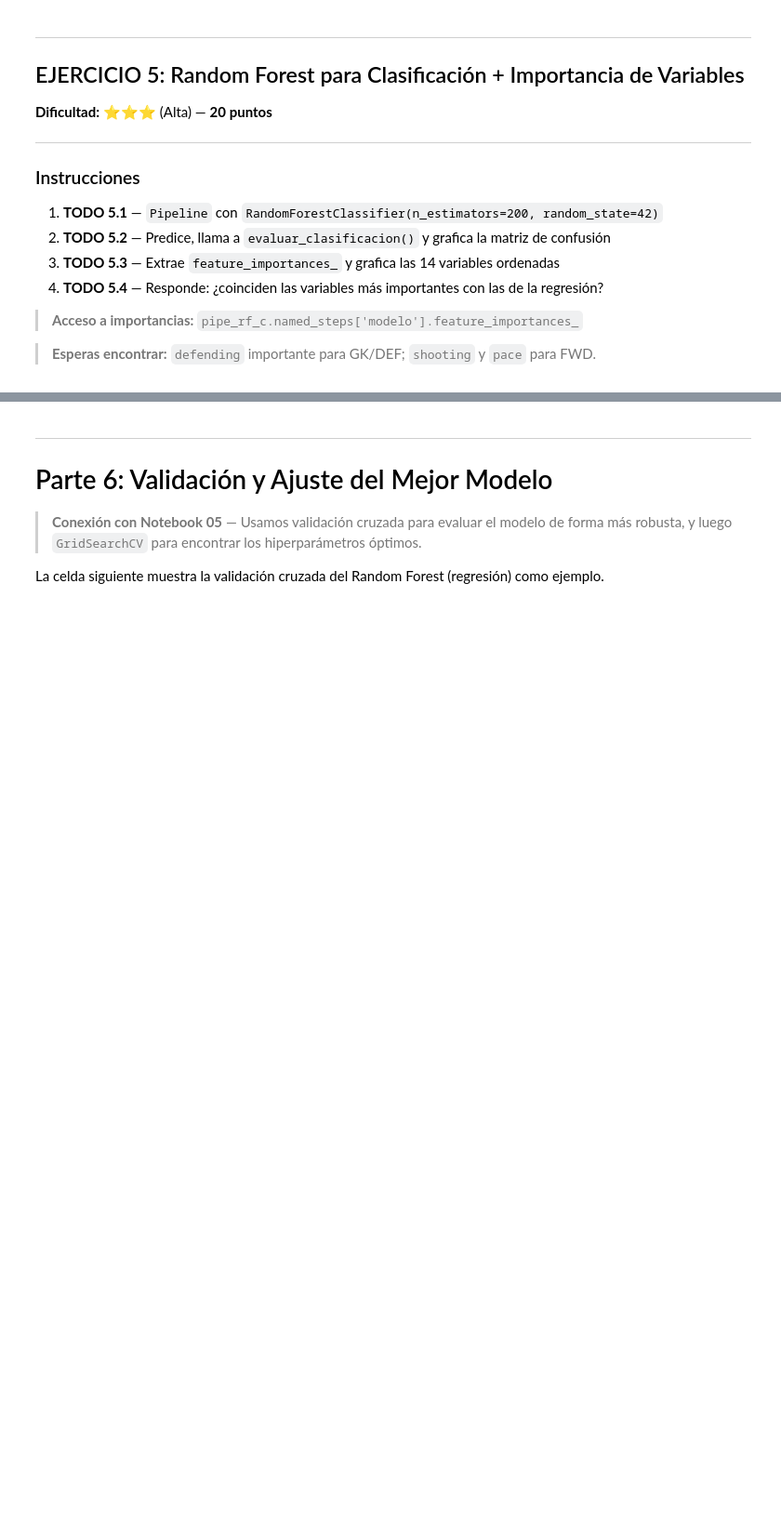
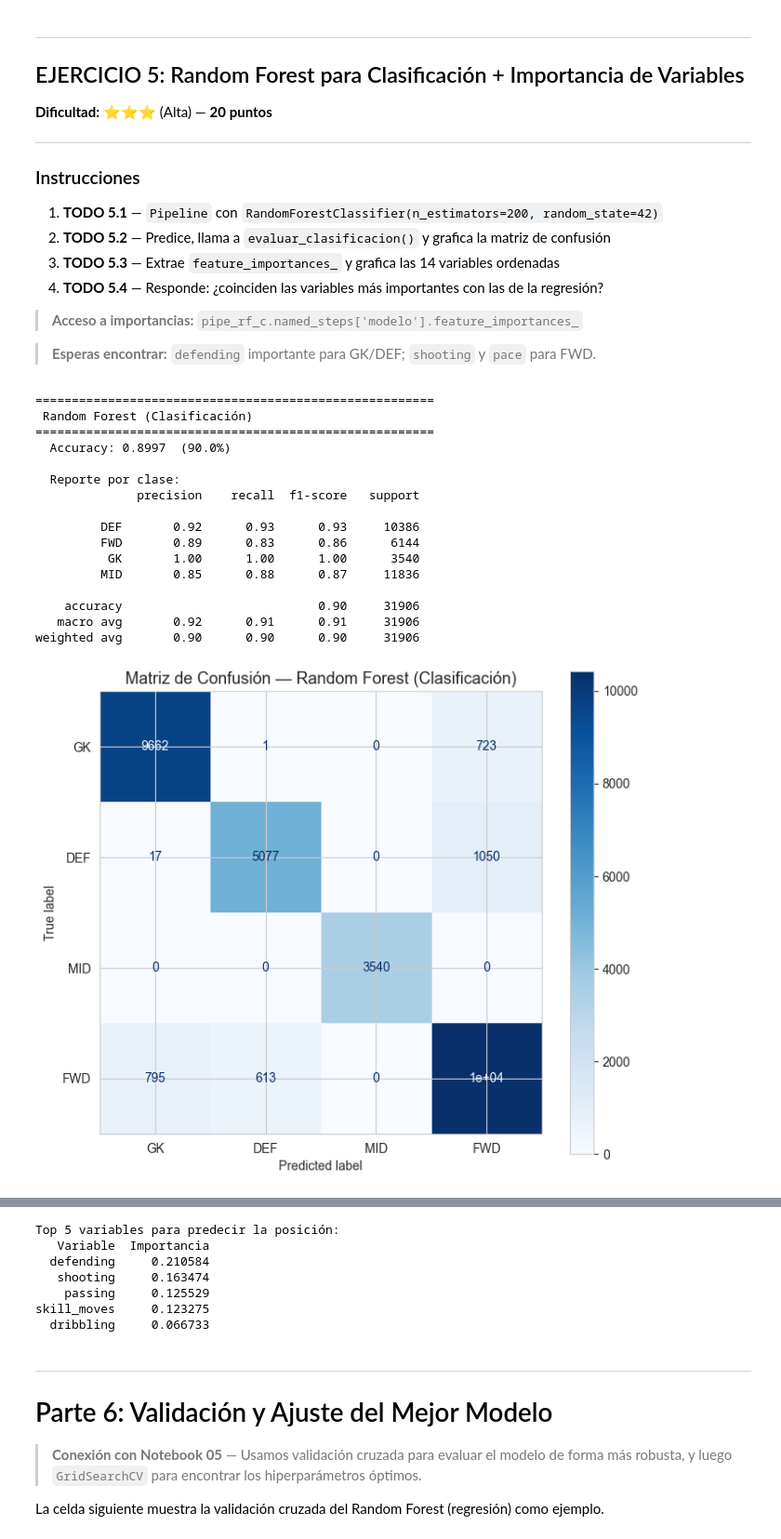
Before and after one commit to bypipe27/informeIA, a Jupyter notebook: Proyecto_FIFA_Players.ipynb, the cells around one changed output, grey strips where cells are left out. Shown at 93% size. Cells and saved outputs as stored; diff of their text form; code cells hidden in the pictures; blank space fills up the shorter version.

```diff
--- a/Proyecto_FIFA_Players.ipynb
+++ b/Proyecto_FIFA_Players.ipynb
@@ -865,37 +891,64 @@ weighted avg       0.87      0.87      0.87     31906
 # %%
 # ╔══════════════════════════════════════════════════════════╗
 # ║  EJERCICIO 5: Random Forest Clasificación               ║
 # ╚══════════════════════════════════════════════════════════╝
 
 # ── TODO 5.1: Pipeline RandomForestClassifier ────────────────────────────────
-pipe_rf_c = None  # Tu código aquí
-# pipe_rf_c.fit(...)
+pipe_rf_c = Pipeline([
+    ('scaler', StandardScaler()),
+    ('modelo', RandomForestClassifier(n_estimators=200, random_state=42, n_jobs=-1))
+])
+pipe_rf_c.fit(X_train_c, y_train_c)
 
 
 # ── TODO 5.2: Predicciones, evaluación y matriz de confusión ─────────────────
-y_pred_rf_c = None  # Tu código aquí
+y_pred_rf_c = pipe_rf_c.predict(X_test_c)
 acc_rf_c = evaluar_clasificacion(y_test_c, y_pred_rf_c, 'Random Forest (Clasificación)')
 
 fig, ax = plt.subplots(figsize=(7, 6))
-# Tu código aquí: matriz de confusión
+ConfusionMatrixDisplay.from_predictions(
+    y_test_c, y_pred_rf_c,
+    display_labels=['GK', 'DEF', 'MID', 'FWD'],
+    cmap='Blues',
+    ax=ax
+)
+ax.set_title('Matriz de Confusión — Random Forest (Clasificación)', fontsize=13)
 plt.tight_layout()
 plt.show()
 
 
 # ── TODO 5.3: Importancia de variables ───────────────────────────────────────
-importancias_c = None  # pipe_rf_c.named_steps['modelo'].feature_importances_
+importancias_c = pipe_rf_c.named_steps['modelo'].feature_importances_
 
 df_imp_c = pd.DataFrame({
     'Variable': FEATURES_NUMERICAS,
     'Importancia': importancias_c
 }).sort_values('Importancia', ascending=True)
 
 fig, ax = plt.subplots(figsize=(8, 6))
-# Tu código aquí: barh con las importancias
+ax.barh(df_imp_c['Variable'], df_imp_c['Importancia'], color='steelblue', edgecolor='black', alpha=0.8)
 ax.set_xlabel('Importancia relativa', fontsize=12)
 ax.set_title('Importancia de Variables — RF Clasificación (Posición)', fontsize=13)
 plt.tight_layout()
 plt.show()
 
 print('Top 5 variables para predecir la posición:')
-# Tu código aquí
+print(df_imp_c.sort_values('Importancia', ascending=False).head(5).to_string(index=False))
+# %% [output]
+=======================================================
+ Random Forest (Clasificación)
+=======================================================
+  Accuracy: 0.8997  (90.0%)
+
+  Reporte por clase:
+              precision    recall  f1-score   support
+
+         DEF       0.92      0.93      0.93     10386
+         FWD       0.89      0.83      0.86      6144
+          GK       1.00      1.00      1.00      3540
+         MID       0.85      0.88      0.87     11836
+
+    accuracy                           0.90     31906
+   macro avg       0.92      0.91      0.91     31906
+weighted avg       0.90      0.90      0.90     31906
+[figure, added]
@@ -902,3 +956,10 @@ print('Top 5 variables para predecir la posición:')
+Top 5 variables para predecir la posición:
+   Variable  Importancia
+  defending     0.210584
+   shooting     0.163474
+    passing     0.125529
+skill_moves     0.123275
+  dribbling     0.066733
 # %% [markdown]
 ---
 # Parte 6: Validación y Ajuste del Mejor Modelo
```
Also changed, not shown: parts of 11 cells of this notebook.
